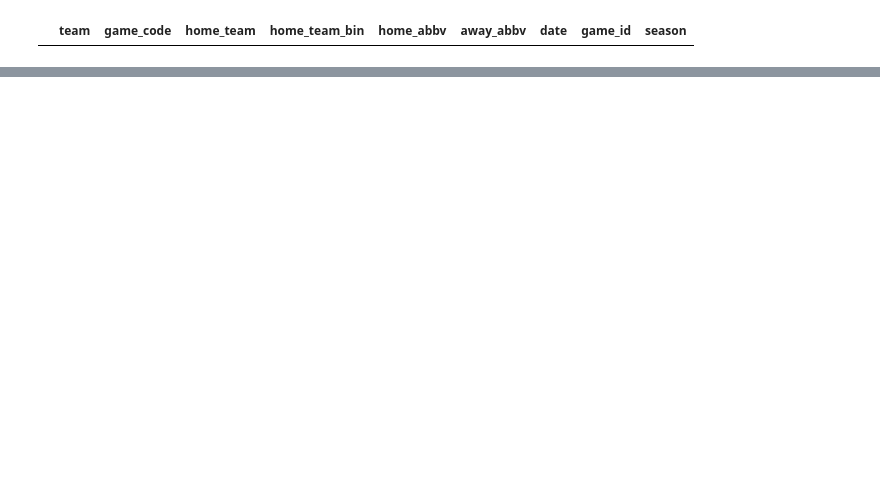
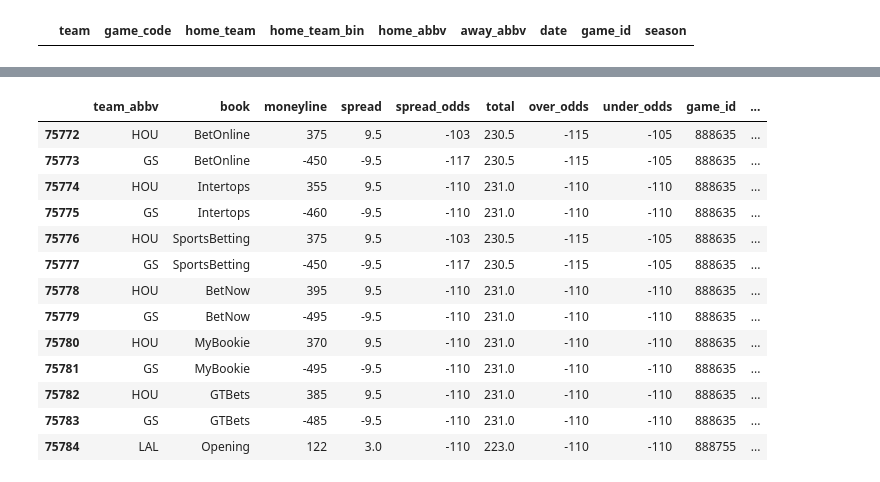
Before and after one commit to kyle-rgb/NBA_Sportsbook_Project, a Jupyter notebook: notebooks/Data Cleaning.ipynb, the cells around one changed output, grey strips where cells are left out. Cells and saved outputs as stored; diff of their text form; code cells hidden in the pictures; blank space fills up the shorter version.

```diff
--- a/notebooks/Data Cleaning.ipynb
+++ b/notebooks/Data Cleaning.ipynb
@@ -251,0 +442,2 @@ bball_merged[bball_merged.home_abbv.isnull()]
+# %%
+book_info_df = df_odds.merge(df_gamecodes.loc[:, ["game_id", "game_code"]], on=["game_id"])[lambda x: x.spread != -999].reset_index(drop=True)
@@ -251,0 +463,17 @@ bball_merged[bball_merged.home_abbv.isnull()]
+# %%
+book_info_df.iloc[75772:75785, :]
+# %% [output]
+|  | team_abbv | book | moneyline | spread | spread_odds | total | over_odds | under_odds | game_id | ... |
+| 75772 | HOU | BetOnline | 375 | 9.5 | -103 | 230.5 | -115 | -105 | 888635 | ... |
+| 75773 | GS | BetOnline | -450 | -9.5 | -117 | 230.5 | -115 | -105 | 888635 | ... |
+| 75774 | HOU | Intertops | 355 | 9.5 | -110 | 231.0 | -110 | -110 | 888635 | ... |
+| 75775 | GS | Intertops | -460 | -9.5 | -110 | 231.0 | -110 | -110 | 888635 | ... |
+| 75776 | HOU | SportsBetting | 375 | 9.5 | -103 | 230.5 | -115 | -105 | 888635 | ... |
+| 75777 | GS | SportsBetting | -450 | -9.5 | -117 | 230.5 | -115 | -105 | 888635 | ... |
+| 75778 | HOU | BetNow | 395 | 9.5 | -110 | 231.0 | -110 | -110 | 888635 | ... |
+| 75779 | GS | BetNow | -495 | -9.5 | -110 | 231.0 | -110 | -110 | 888635 | ... |
+| 75780 | HOU | MyBookie | 370 | 9.5 | -110 | 231.0 | -110 | -110 | 888635 | ... |
+| 75781 | GS | MyBookie | -495 | -9.5 | -110 | 231.0 | -110 | -110 | 888635 | ... |
+| 75782 | HOU | GTBets | 385 | 9.5 | -110 | 231.0 | -110 | -110 | 888635 | ... |
+| 75783 | GS | GTBets | -485 | -9.5 | -110 | 231.0 | -110 | -110 | 888635 | ... |
+| 75784 | LAL | Opening | 122 | 3.0 | -110 | 223.0 | -110 | -110 | 888755 | ... |
```
Also changed, not shown: parts of 34 cells of this notebook, 4 other files.
